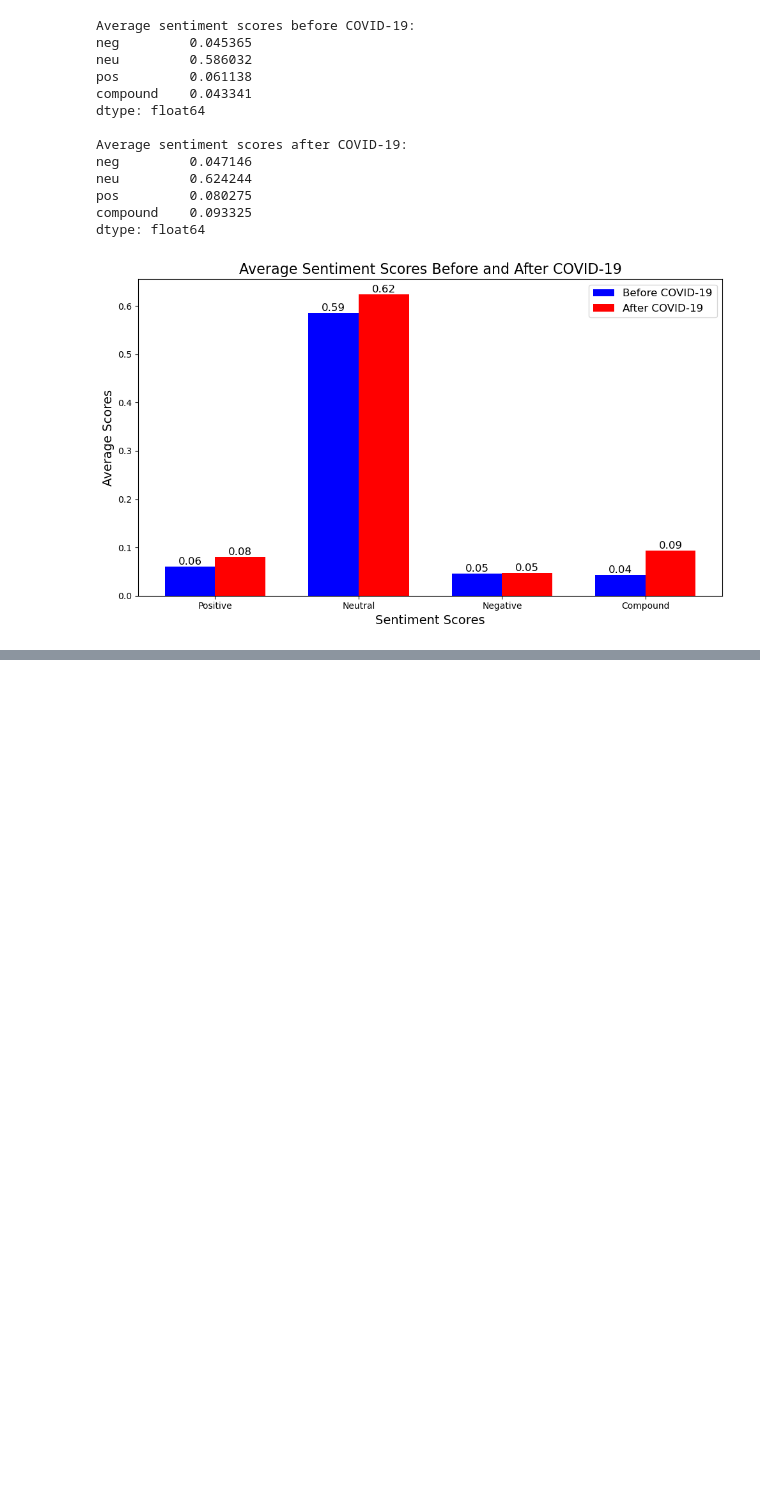
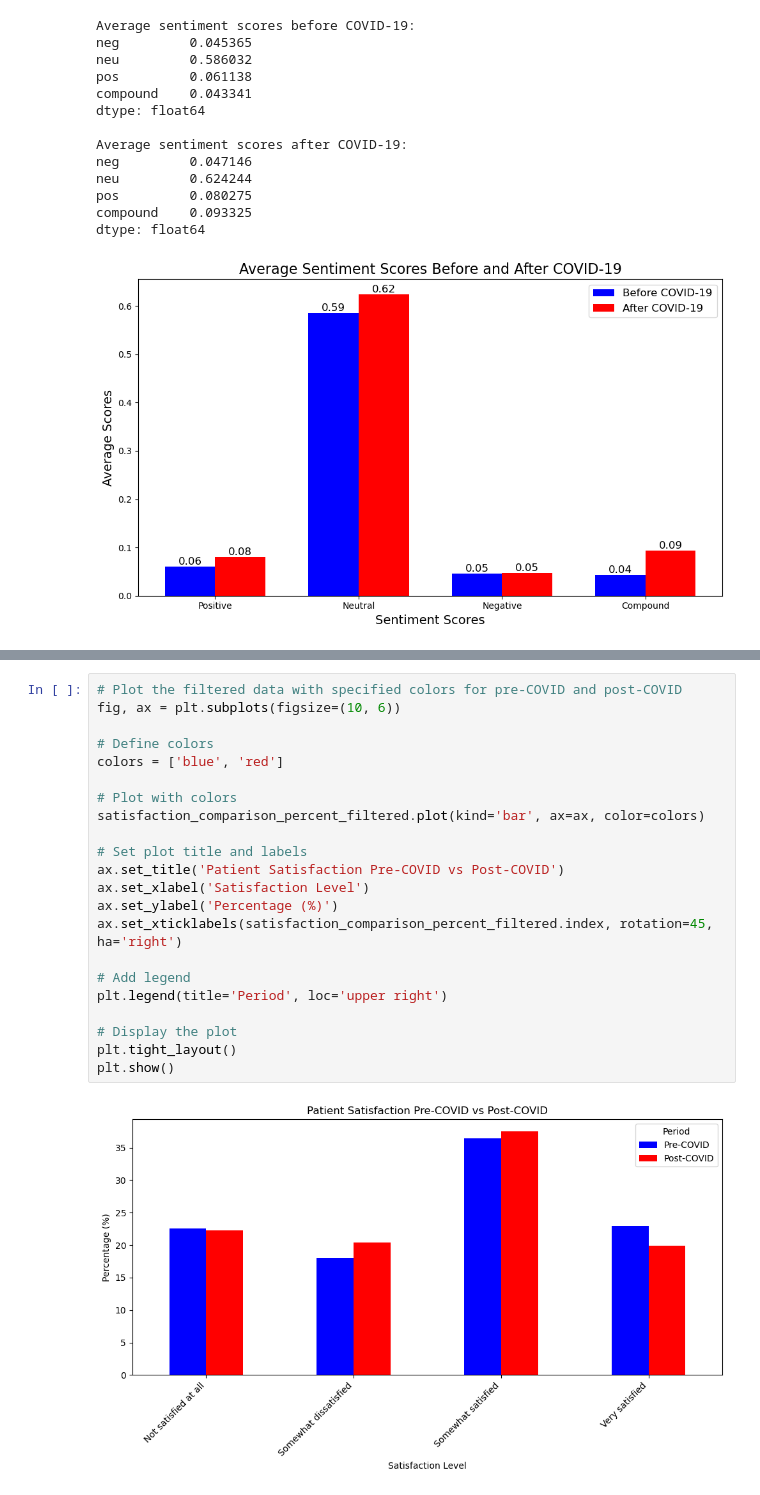
Before and after one commit to orenpk/QSS-20-Final-Project, a Jupyter notebook: code/Topic_modeling.ipynb, the cells around one changed output, grey strips where cells are left out. Cells and saved outputs as stored; diff of their text form; blank space fills up the shorter version.

```diff
--- a/code/Topic_modeling.ipynb
+++ b/code/Topic_modeling.ipynb
@@ -282,0 +330,24 @@ dtype: float64
+# %%
+# Plot the filtered data with specified colors for pre-COVID and post-COVID
+fig, ax = plt.subplots(figsize=(10, 6))
+
+# Define colors
+colors = ['blue', 'red']
+
+# Plot with colors
+satisfaction_comparison_percent_filtered.plot(kind='bar', ax=ax, color=colors)
+
+# Set plot title and labels
+ax.set_title('Patient Satisfaction Pre-COVID vs Post-COVID')
+ax.set_xlabel('Satisfaction Level')
+ax.set_ylabel('Percentage (%)')
+ax.set_xticklabels(satisfaction_comparison_percent_filtered.index, rotation=45, ha='right')
+
+# Add legend
+plt.legend(title='Period', loc='upper right')
+
+# Display the plot
+plt.tight_layout()
+plt.show()
+# %% [output]
+[figure, added]
```
Also changed, not shown: parts of 2 cells of this notebook, 2 other files.
